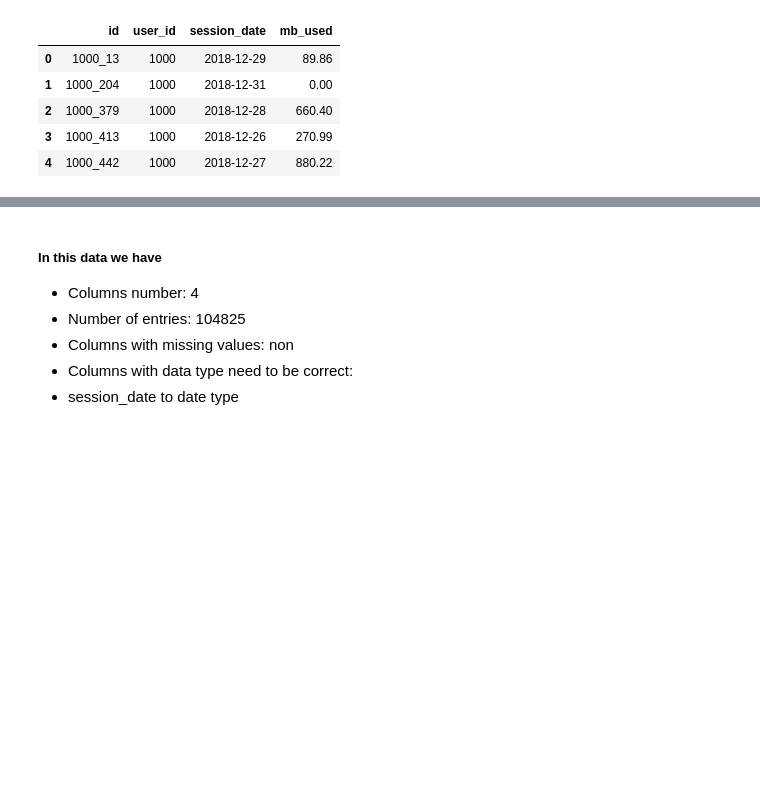
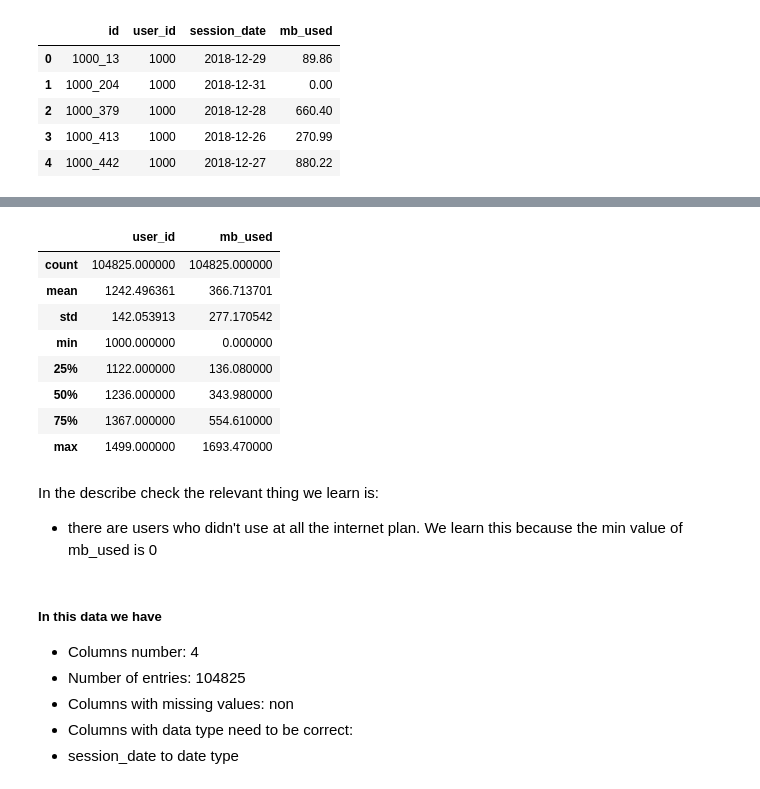
Before and after one commit to nirgalili/practicum100_SDA_project_telecom_operator, a Jupyter notebook: SDA_nir_galili_v1.ipynb, the cells around one changed output, grey strips where cells are left out. Cells and saved outputs as stored; diff of their text form; code cells hidden in the pictures; blank space fills up the shorter version.

```diff
--- a/SDA_nir_galili_v1.ipynb
+++ b/SDA_nir_galili_v1.ipynb
@@ -206,3 +282,18 @@ internet.head()
+# %%
+internet.describe()
+# %% [output]
+|  | user_id | mb_used |
+| count | 104825.000000 | 104825.000000 |
+| mean | 1242.496361 | 366.713701 |
+| std | 142.053913 | 277.170542 |
+| min | 1000.000000 | 0.000000 |
+| 25% | 1122.000000 | 136.080000 |
+| 50% | 1236.000000 | 343.980000 |
+| 75% | 1367.000000 | 554.610000 |
+| max | 1499.000000 | 1693.470000 |
+# %% [markdown]
+In the describe check the relevant thing we learn is:
+ - there are users who didn't use at all the internet plan. We learn this because the min value of mb_used is 0
 # %% [markdown]
 ##### In this data we have
 - Columns number: 4
```
Also changed, not shown: parts of 11 cells of this notebook.
